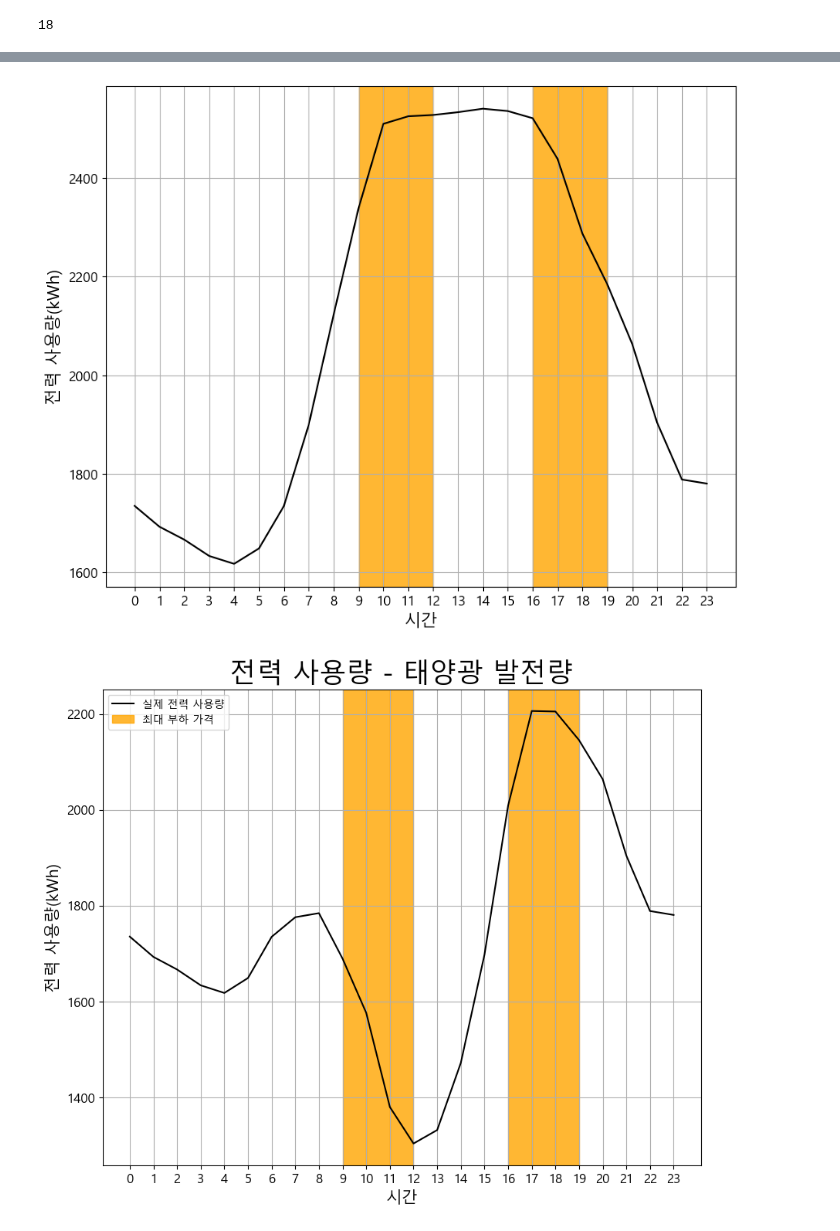
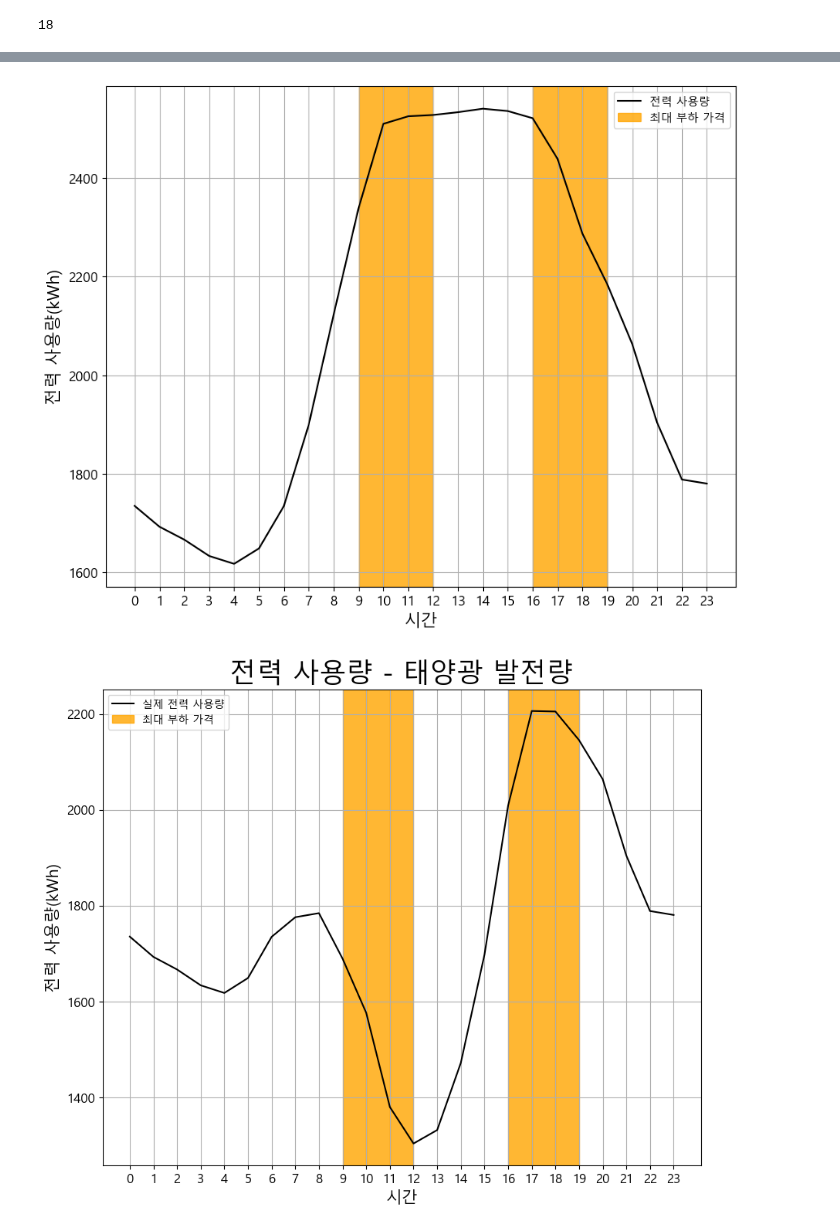
Before and after one commit to Jjineeq/Capstone_Design, a Jupyter notebook: optimal/optimal_function.ipynb, the cells around one changed output, grey strips where cells are left out. Saved outputs shown, nothing was run; the diff lists cells and outputs as text; code cells hidden in the pictures.

```diff
--- a/optimal/optimal_function.ipynb
+++ b/optimal/optimal_function.ipynb
@@ -90,22 +90,22 @@ for i in tqdm(range(len(eda_df))):
 # %%
 qq = eda_df[eda_df['태양광보유'] == 0].groupby(['hour']).mean()['전력사용량(kWh)']
 plt.figure(figsize=(10,8))
-plt.plot(qq, color = 'k')
+plt.plot(qq, color = 'k', label = '전력 사용량')
 plt.grid(True)
 plt.yticks(fontsize = 12)
 plt.xticks(np.arange(0,24,1) , fontsize = 12)
 plt.xlabel('시간', fontsize = 15)
 plt.ylabel('전력 사용량(kWh)', fontsize = 15)
 
 for i in winter_max:
     if i == winter_max[-1]:
         plt.axvspan(i, i+1, alpha=0.8, color='orange', label = '최대 부하 가격')
     else:
         plt.axvspan(i, i+1, alpha=0.8, color='orange')
-
+plt.legend()
 plt.show()
 # %% [output]
-[figure, old version]
+[figure, new version]
 # %%
 time = [11, 13, 14, 15, 16, 17, 18, 19]
 # %%
```
Also changed, not shown: parts of 19 cells of this notebook, 1 other file.
